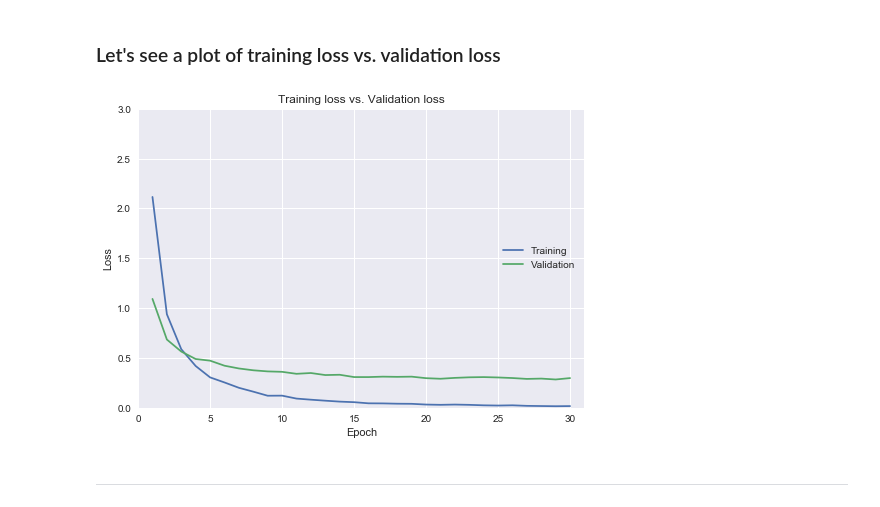
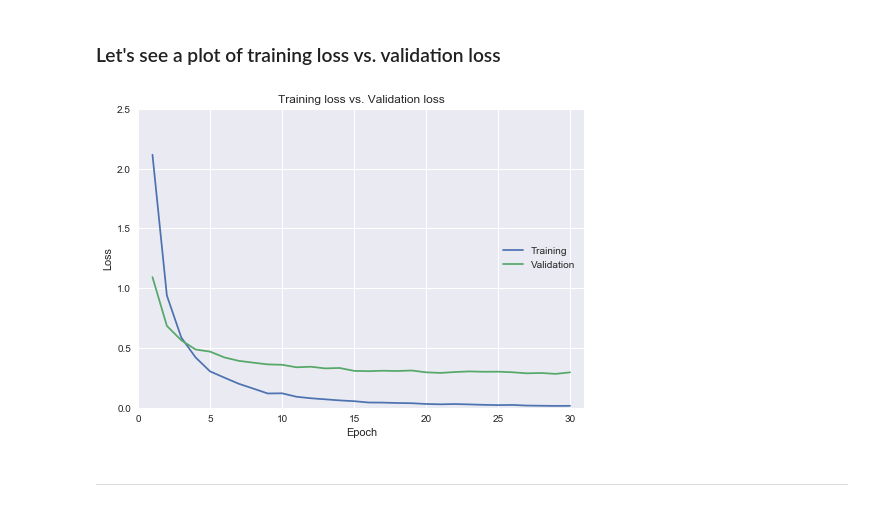
Before and after one commit to gregbehm/UC-Merced-Pretrained-CNN, a Jupyter notebook: Classifier.ipynb, the cells around one changed output. Cells and saved outputs as stored; diff of their text form; code cells hidden in the pictures.

Commit message:
corrected plot y-axis limit

```diff
--- a/Classifier.ipynb
+++ b/Classifier.ipynb
@@ -120,7 +120,7 @@ channel_means = np.mean(means, axis=0)
 # %% [markdown]
 # Get training set bottleneck features from pretrained CNN
 # %%
-def extract_bottleneck_features(model, dataset, preprocessing_function, batch_size=64):
+def extract_bottleneck_features(model, dataset, preproc_func, batch_size=64):
     """
     Extract botteleneck features for the input dataset (train/validate/test)
     by predicting on the convolutional portion only of a pretrained model.
@@ -129,14 +129,14 @@ def extract_bottleneck_features(model, dataset, preprocessing_function, batch_si
         model: Pre-trained deep learning model, excluding fully-connected top model
                e.g. applications.VGG16(include_top=False, weights='imagenet')
         dataset = string label for dataset image directory ['train', 'validate', 'test']
-        preprocessing_function: preprocessing function implied to each input sample
+        preproc_func: preprocessing function implied to each input sample
         batch_size: number of image samples per batch
 
     Return:
         Return bottleneck features as numpy.array
     """
 
-    image_data_gen = ImageDataGenerator(rescale=1/255.0, preprocessing_function=preprocessing_function)
+    image_data_gen = ImageDataGenerator(rescale=1/255.0, preprocessing_function=preproc_func)
     image_generator = image_data_gen.flow_from_directory(target_dirs[dataset],
                                                          batch_size=batch_size,
                                                          shuffle=False
@@ -227,18 +227,18 @@ Epoch 30/30
 # %%
 matplotlib.style.use('seaborn')
 epochs = len(model_fit_history.history['loss'])
 max_loss = max(max(model_fit_history.history['loss']), max(model_fit_history.history['val_loss']))
-plt.axis([0, epochs+1, 0, math.ceil(max_loss)])
+plt.axis([0, epochs+1, 0, round(max_loss * 2.0) / 2 + 0.5])
 x = np.arange(1, epochs+1)
 plt.plot(x, model_fit_history.history['loss'])
 plt.plot(x, model_fit_history.history['val_loss'])
 plt.title('Training loss vs. Validation loss')
 plt.ylabel('Loss')
 plt.xlabel('Epoch')
 plt.legend(['Training', 'Validation'], loc='right')
 plt.show()
 # %% [output]
-[figure, old version]
+[figure, new version]
 # %% [markdown]
 <hr>
 # %% [markdown]
```
Also changed, not shown: parts of 1 cell of this notebook.
